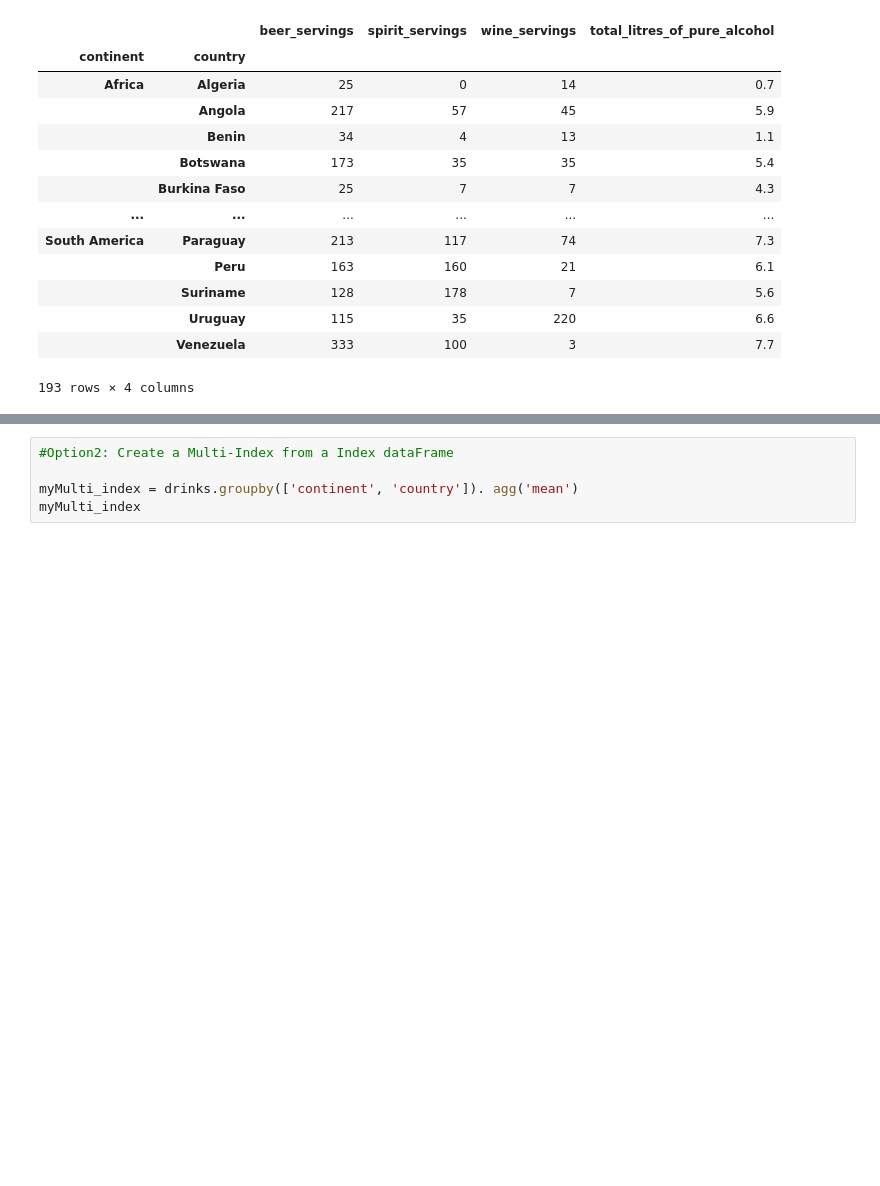
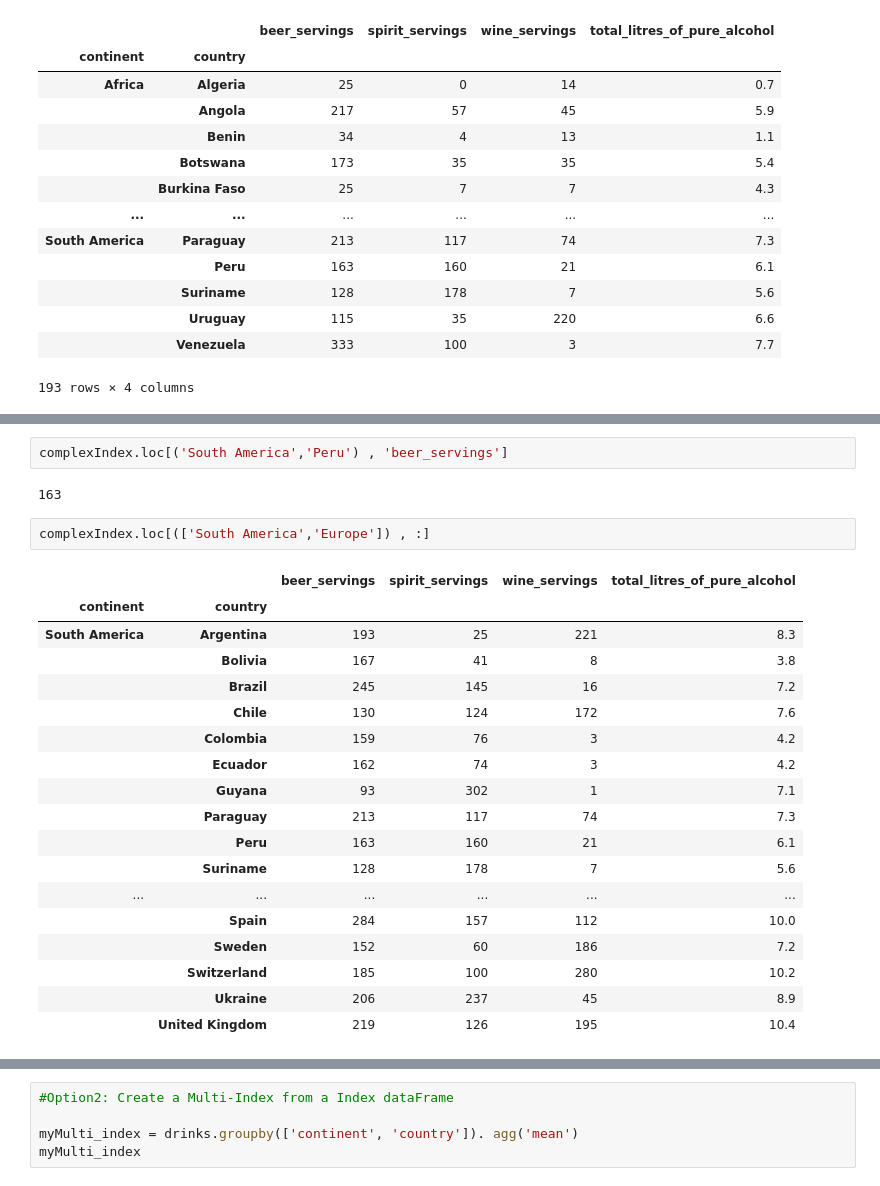
Before and after one commit to YuriHFlowers/WorkFileTheano, a Jupyter notebook: content/3.data_tools/pandas/01.drill/pandas_exercises/10_Indexing/Alcohol_counter/Exercises.ipynb, the cells around one changed output, grey strips where cells are left out. Saved outputs shown, nothing was run; the diff lists cells and outputs as text; blank space fills up the shorter version.

```diff
--- a/content/3.data_tools/pandas/01.drill/pandas_exercises/10_Indexing/Alcohol_counter/Exercises.ipynb
+++ b/content/3.data_tools/pandas/01.drill/pandas_exercises/10_Indexing/Alcohol_counter/Exercises.ipynb
@@ -164,0 +191,25 @@ complexIndex
+# %%
+complexIndex.loc[('South America','Peru') , 'beer_servings']
+# %% [output]
+163
+# %%
+complexIndex.loc[(['South America','Europe']) , :]
+# %% [output]
+|  |  | beer_servings | spirit_servings | wine_servings | total_litres_of_pure_alcohol |
+| continent | country |  |  |  |  |
+| South America | Argentina | 193 | 25 | 221 | 8.3 |
+|  | Bolivia | 167 | 41 | 8 | 3.8 |
+|  | Brazil | 245 | 145 | 16 | 7.2 |
+|  | Chile | 130 | 124 | 172 | 7.6 |
+|  | Colombia | 159 | 76 | 3 | 4.2 |
+|  | Ecuador | 162 | 74 | 3 | 4.2 |
+|  | Guyana | 93 | 302 | 1 | 7.1 |
+|  | Paraguay | 213 | 117 | 74 | 7.3 |
+|  | Peru | 163 | 160 | 21 | 6.1 |
+|  | Suriname | 128 | 178 | 7 | 5.6 |
+| ... | ... | ... | ... | ... | ... |
+|  | Spain | 284 | 157 | 112 | 10.0 |
+|  | Sweden | 152 | 60 | 186 | 7.2 |
+|  | Switzerland | 185 | 100 | 280 | 10.2 |
+|  | Ukraine | 206 | 237 | 45 | 8.9 |
+|  | United Kingdom | 219 | 126 | 195 | 10.4 |
```
Also changed, not shown: parts of 4 cells of this notebook, 41 other files.
